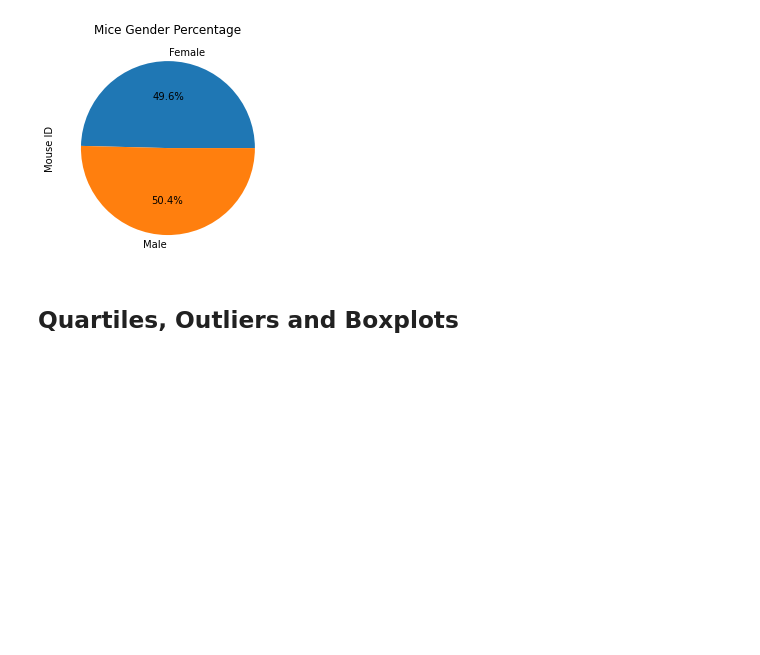
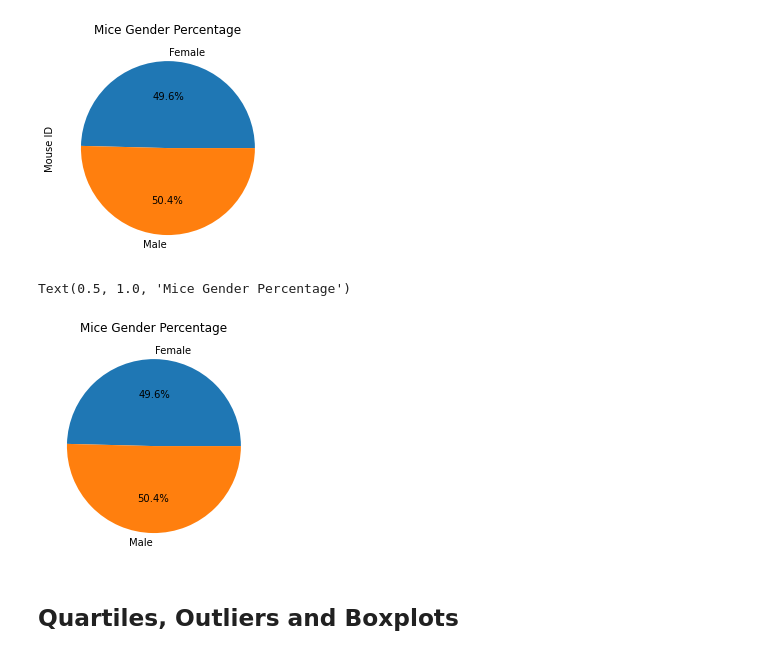
Before and after one commit to Nickfeliciano2/Matplotlib, a Jupyter notebook: Pymaceuticals/pymaceuticals_starter.ipynb, the cells around one changed output. Drawn from its saved outputs; the diff is of its cells as text; code cells hidden in the pictures; blank space fills up the shorter version.

```diff
--- a/Pymaceuticals/pymaceuticals_starter.ipynb
+++ b/Pymaceuticals/pymaceuticals_starter.ipynb
@@ -167,10 +192,19 @@ pandas_pie_plot.plot(kind="pie", y='Sex',title="Mice Gender Percentage",autopct=
 # %% [output]
 <matplotlib.axes._subplots.AxesSubplot at 0x...>
 [figure]
+# %%
+numbers = pandas_pie_plot.tolist()
 # %%
 # Generate a pie plot showing the distribution of female versus male mice using pyplot
 
-#Help
+slices = [numbers]
+labels = ["Female", "Male"]
+
+plt.pie(slices, labels=labels,autopct="%1.1f%%")
+plt.title("Mice Gender Percentage")
+# %% [output]
+Text(0.5, 1.0, 'Mice Gender Percentage')
+[figure, added]
 # %% [markdown]
 ## Quartiles, Outliers and Boxplots
 # %%
```
Also changed, not shown: parts of 12 cells of this notebook.
